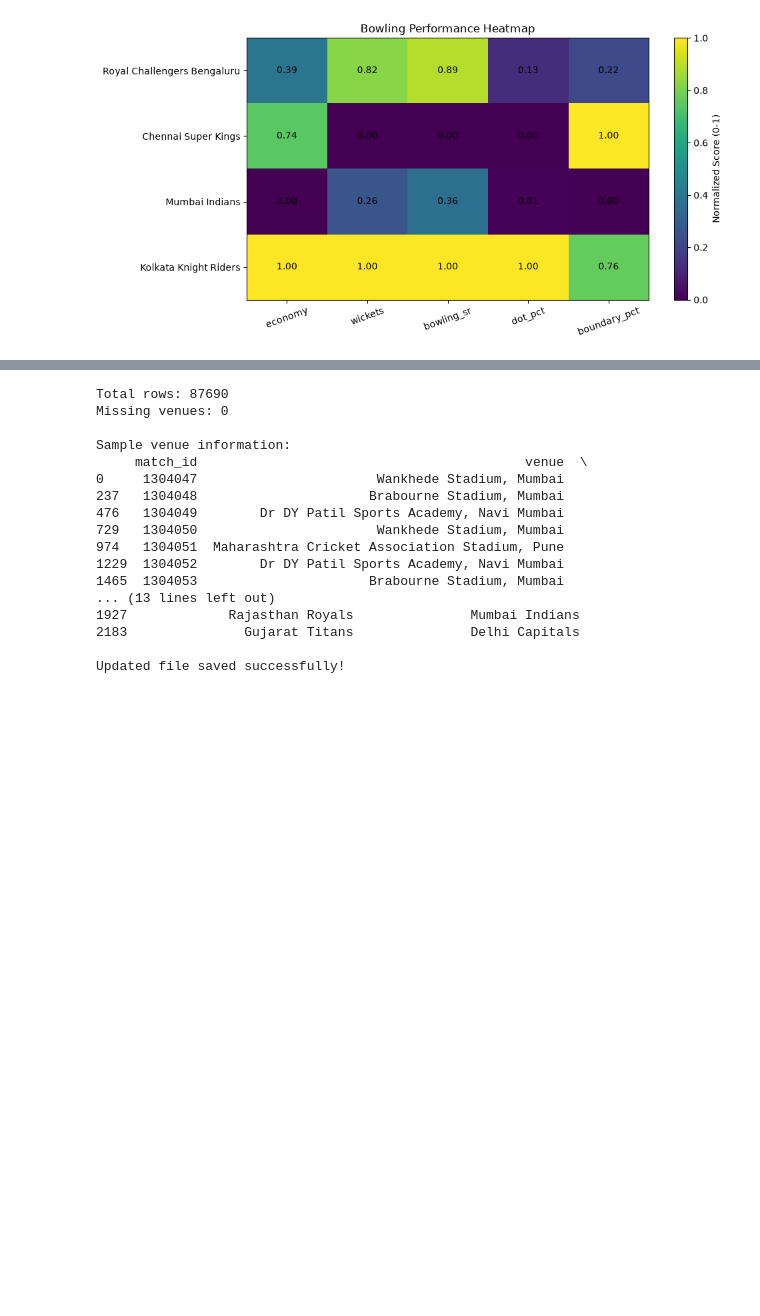
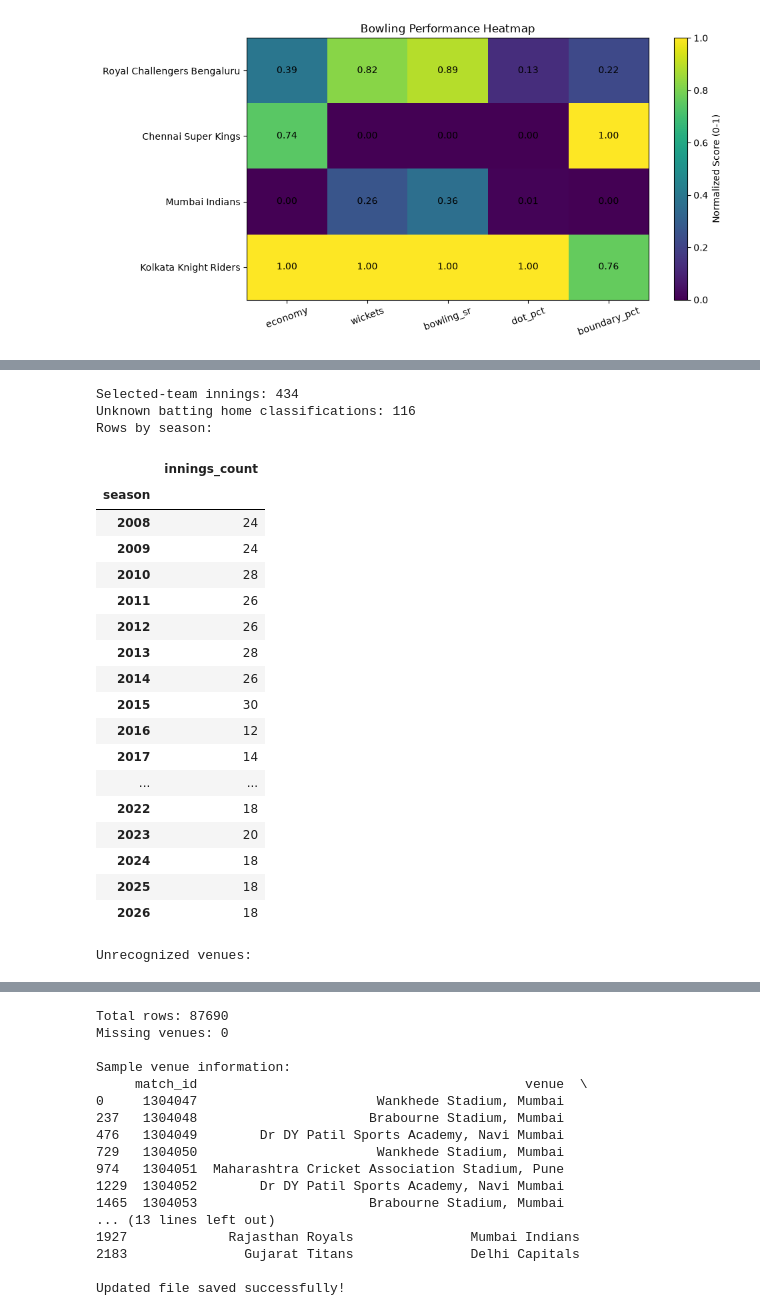
Before and after one commit to Chetandoescode7781/Statistical-Analysis-of-Home-Ground-Advantage-in-IPL, a Jupyter notebook: satyam/a.ipynb, the cells around one changed output, grey strips where cells are left out. Saved outputs shown, nothing was run; the diff lists cells and outputs as text; code cells hidden in the pictures; blank space fills up the shorter version.

```diff
--- a/satyam/a.ipynb
+++ b/satyam/a.ipynb
@@ -851,0 +1388,80 @@ All files saved successfully!
+# %%
+innings_data = df.groupby(
+    ["match_id", "season", "venue", "innings", "batting_team", "bowling_team"],
+    as_index=False,
+).agg(
+    Score=("total_runs", "sum"),
+    RunsConceded=("BowlerRuns", "sum"),
+    WicketsTaken=("BowlerWicket", "sum"),
+)
+
+season_average = innings_data.groupby("season")["Score"].mean()
+innings_data["SeasonAvgScore"] = innings_data["season"].map(season_average)
+innings_data["RelativeScore"] = (
+    innings_data["Score"] / innings_data["SeasonAvgScore"].replace(0, np.nan)
+)
+
+# Home status for the batting side and bowling side.
+innings_data["BattingHome"] = innings_data.apply(
+    lambda row: classify_home(row["batting_team"], row["venue"]), axis=1
+)
+innings_data["BowlingHome"] = innings_data.apply(
+    lambda row: classify_home(row["bowling_team"], row["venue"]), axis=1
+)
+
+# Limit this regression analysis to matches between the four selected teams.
+analysis = innings_data[
+    innings_data["season"].isin(TARGET_SEASONS)
+    & innings_data["batting_team"].isin(SELECTED_TEAMS)
+    & innings_data["bowling_team"].isin(SELECTED_TEAMS)
+].copy()
+
+analysis = analysis.merge(
+    strength_df[["season", "team", "BattingStrength"]].rename(columns={
+        "team": "batting_team",
+        "BattingStrength": "OwnBattingStrength",
+    }),
+    on=["season", "batting_team"],
+    how="left",
+)
+
+analysis = analysis.merge(
+    strength_df[["season", "team", "BowlingStrength"]].rename(columns={
+        "team": "bowling_team",
+        "BowlingStrength": "OppBowlingStrength",
+    }),
+    on=["season", "bowling_team"],
+    how="left",
+)
+
+analysis.to_csv(BASE_DIR / "ipl_regression_dataset.csv", index=False)
+
+print("Selected-team innings:", len(analysis))
+print("Unknown batting home classifications:", analysis["BattingHome"].isna().sum())
+print("Rows by season:")
+display(analysis.groupby("season").size().rename("innings_count").to_frame())
+print("Unrecognized venues:")
+display(analysis.loc[analysis["BattingHome"].isna(), "venue"].value_counts().head(20).to_frame("count"))
+# %% [output]
+Selected-team innings: 434
+Unknown batting home classifications: 116
+Rows by season:
+|  | innings_count |
+| season |  |
+| 2008 | 24 |
+| 2009 | 24 |
+| 2010 | 28 |
+| 2011 | 26 |
+| 2012 | 26 |
+| 2013 | 28 |
+| 2014 | 26 |
+| 2015 | 30 |
+| 2016 | 12 |
+| 2017 | 14 |
+| ... | ... |
+| 2022 | 18 |
+| 2023 | 20 |
+| 2024 | 18 |
+| 2025 | 18 |
+| 2026 | 18 |
+Unrecognized venues:
```
Also changed, not shown: parts of 10 cells of this notebook.
